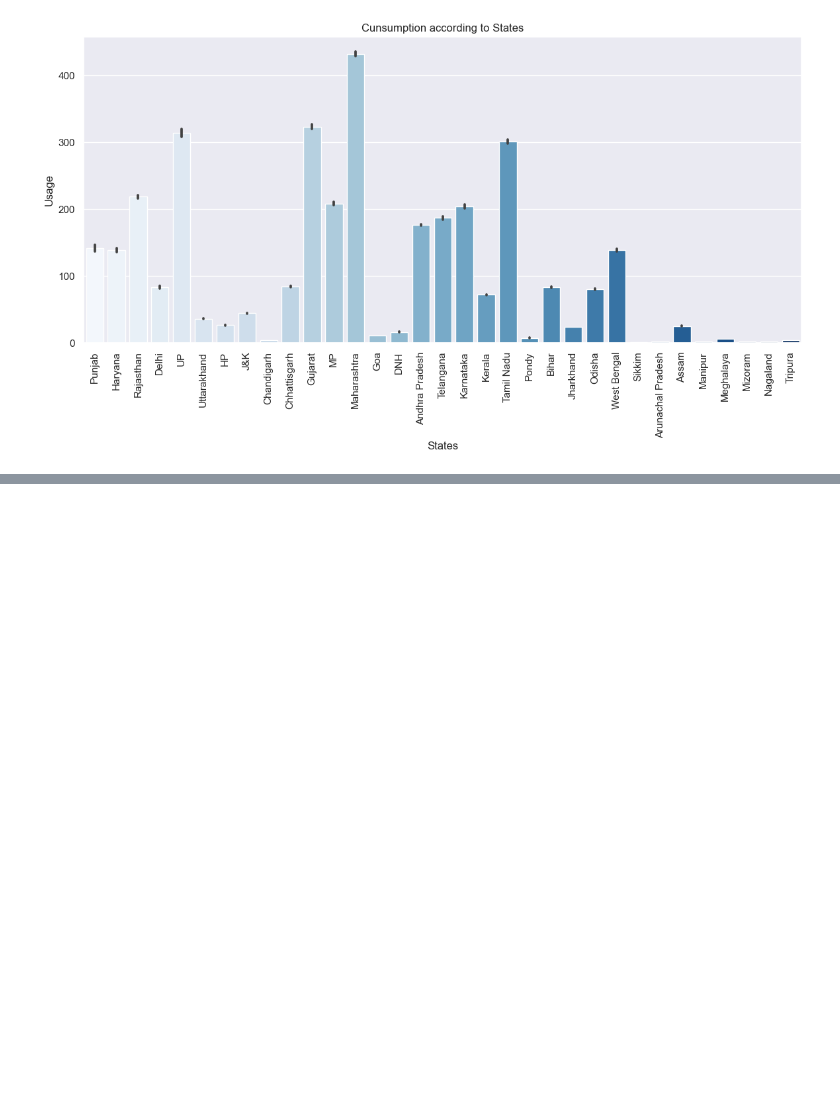
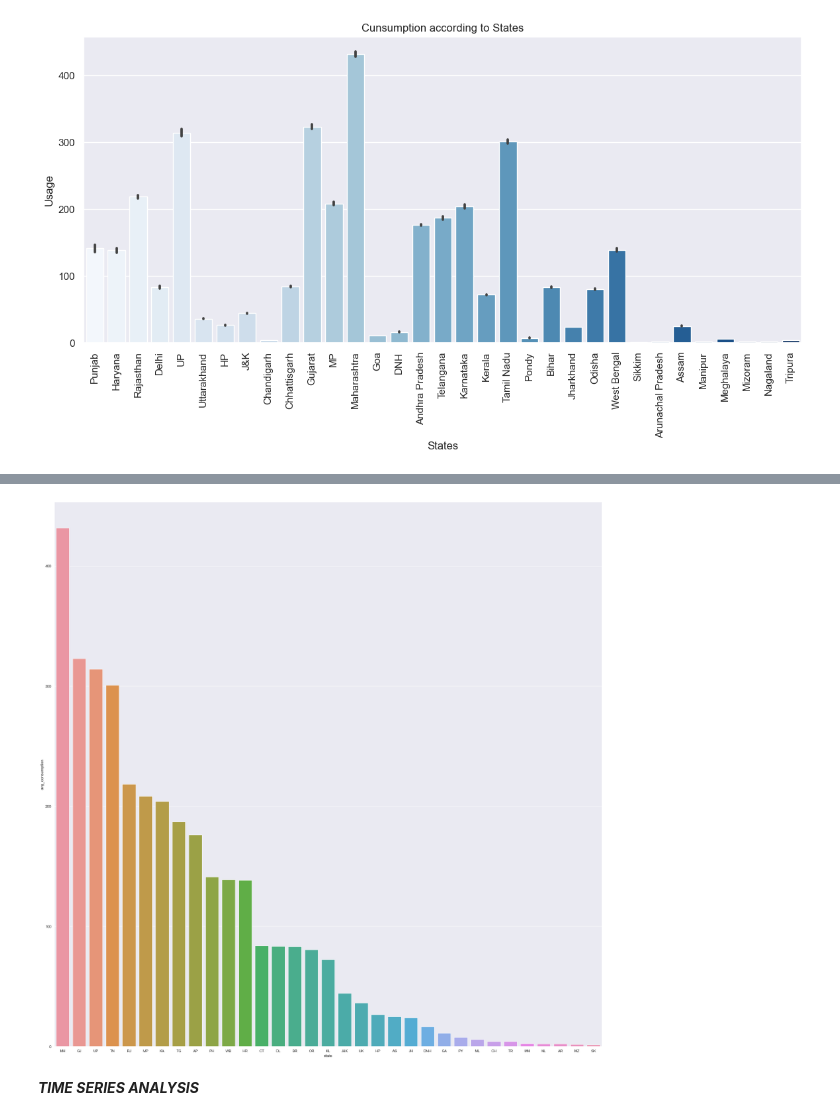
Before and after one commit to GauravSingh5519/Energy-Consumption, a Jupyter notebook: energy cunsumption.ipynb, the cells around one changed output, grey strips where cells are left out. Drawn from its saved outputs; the diff is of its cells as text; code cells hidden in the pictures; blank space fills up the shorter version.

```diff
--- a/energy cunsumption.ipynb
+++ b/energy cunsumption.ipynb
@@ -324,0 +394,13 @@ plt.show()
+# %%
+mean_temprature = df.mean().sort_values(ascending=False).reset_index().rename(columns = {"index": "state", 0 : "avg_consumption"})
+# looks like my state topped the consumption:)
+state_code = ['MH', 'GJ', 'UP', 'TN', 'RJ', 'MP', 'KA', 'TG', 'AP', 'PH', 'WB', 'HR', 'CT', 'DL', 'BR', 'OR', 'KL', 'J&K', 'UK', 'HP', 'AS', 'JH', 'DNH', 'GA', 'PY', 'ML', 'CH', 'TR', 'MN', 'NL', 'AR', 'MZ', 'SK']
+mean_temprature.state = state_code
+# %%
+plt.figure(figsize = (30,30))
+sns.barplot(x= "state", y = "avg_consumption", data = mean_temprature)
+plt.show()
+# %% [output]
+[figure, added]
+# %% [markdown]
+***TIME SERIES ANALYSIS***
```
Also changed, not shown: parts of 19 cells of this notebook.
